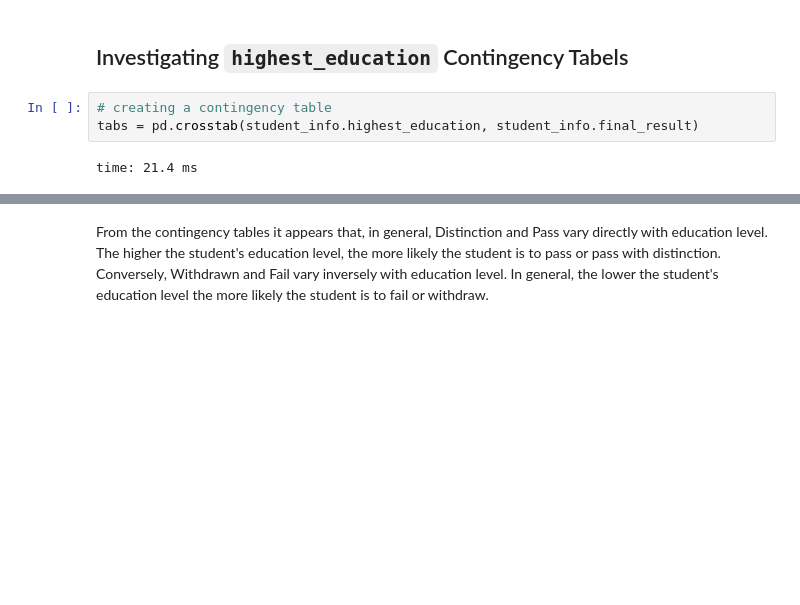
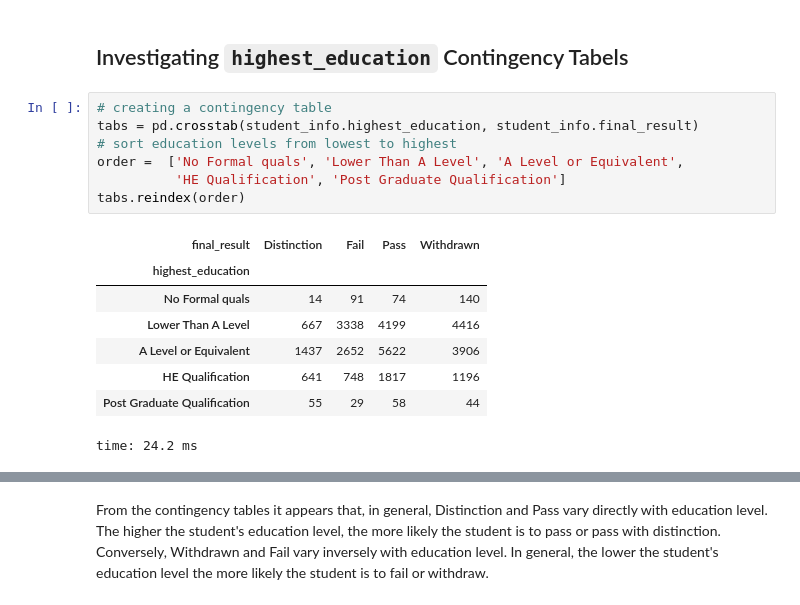
Before and after one commit to jeffreyhwatson/online_outcomes, a Jupyter notebook: notebooks/exploratory/recomendations.ipynb, the cells around one changed output, grey strips where cells are left out. Drawn from its saved outputs; the diff is of its cells as text; blank space fills up the shorter version.

```diff
--- a/notebooks/exploratory/recomendations.ipynb
+++ b/notebooks/exploratory/recomendations.ipynb
@@ -528,8 +528,19 @@ time: 213 ms
 # %%
 # creating a contingency table
 tabs = pd.crosstab(student_info.highest_education, student_info.final_result)
+# sort education levels from lowest to highest
+order =  ['No Formal quals', 'Lower Than A Level', 'A Level or Equivalent',
+          'HE Qualification', 'Post Graduate Qualification']
+tabs.reindex(order)
 # %% [output]
+| final_result | Distinction | Fail | Pass | Withdrawn |
+| highest_education |  |  |  |  |
+| No Formal quals | 14 | 91 | 74 | 140 |
+| Lower Than A Level | 667 | 3338 | 4199 | 4416 |
+| A Level or Equivalent | 1437 | 2652 | 5622 | 3906 |
+| HE Qualification | 641 | 748 | 1817 | 1196 |
+| Post Graduate Qualification | 55 | 29 | 58 | 44 |
-time: 21.4 ms
+time: 24.2 ms
 # %%
 # creating a statsmodels table object
 table = sm.stats.Table(tabs)
```
Also changed, not shown: parts of 45 cells of this notebook, 7 other files.
